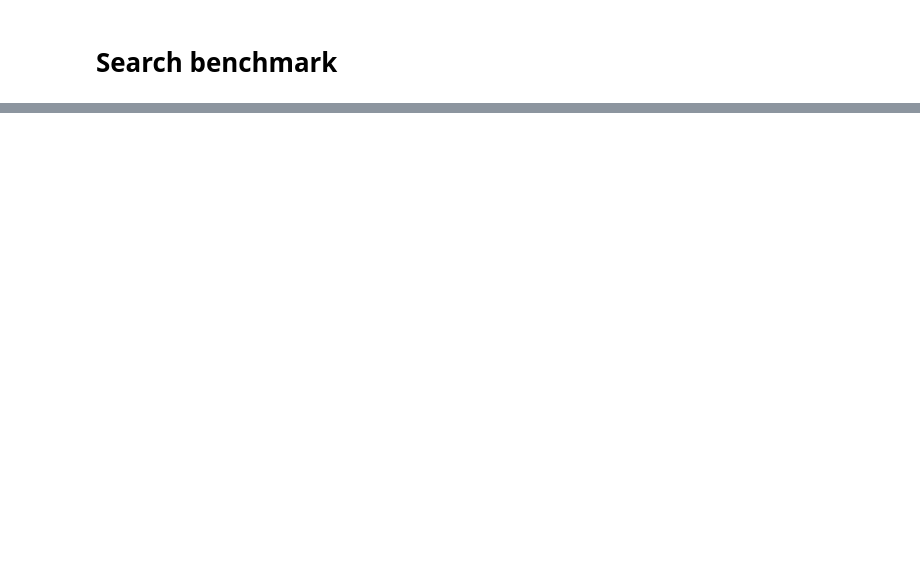
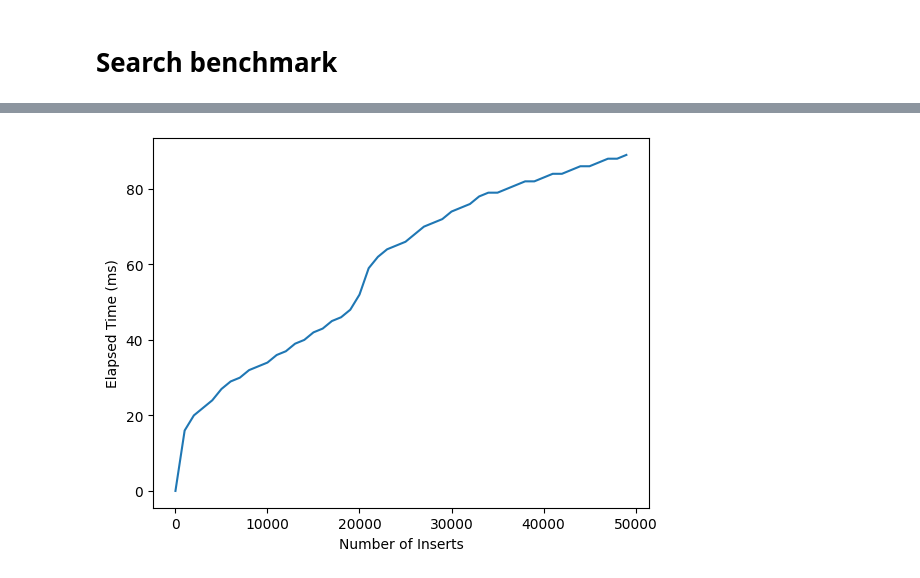
Before and after one commit to xbordoy/dsa_b-yusuf-xbordoy, a Jupyter notebook: AVLTreeAnalasys.ipynb, the cells around one changed output, grey strips where cells are left out. Drawn from its saved outputs; the diff is of its cells as text; code cells hidden in the pictures; blank space fills up the shorter version.

```diff
--- a/AVLTreeAnalasys.ipynb
+++ b/AVLTreeAnalasys.ipynb
@@ -45,0 +46,18 @@ plt.show()
+# %%
+df = pd.read_csv('delete_benchmark.csv')
+
+sequence_interval = 0.01
+downsampled_interval = 10
+step_size = np.round(downsampled_interval / sequence_interval).astype("int")
+
+# downsampled_df
+df = df.iloc[::step_size, :]
+#df.info()
+import matplotlib.pyplot as plt
+
+plt.plot(df["Number of Inserts"], df["Elapsed Time (ms)"])
+plt.xlabel("Number of Inserts")
+plt.ylabel("Elapsed Time (ms)")
+plt.show()
+# %% [output]
+[figure, added]
```
Also changed, not shown: parts of 2 cells of this notebook, 10 other files.
